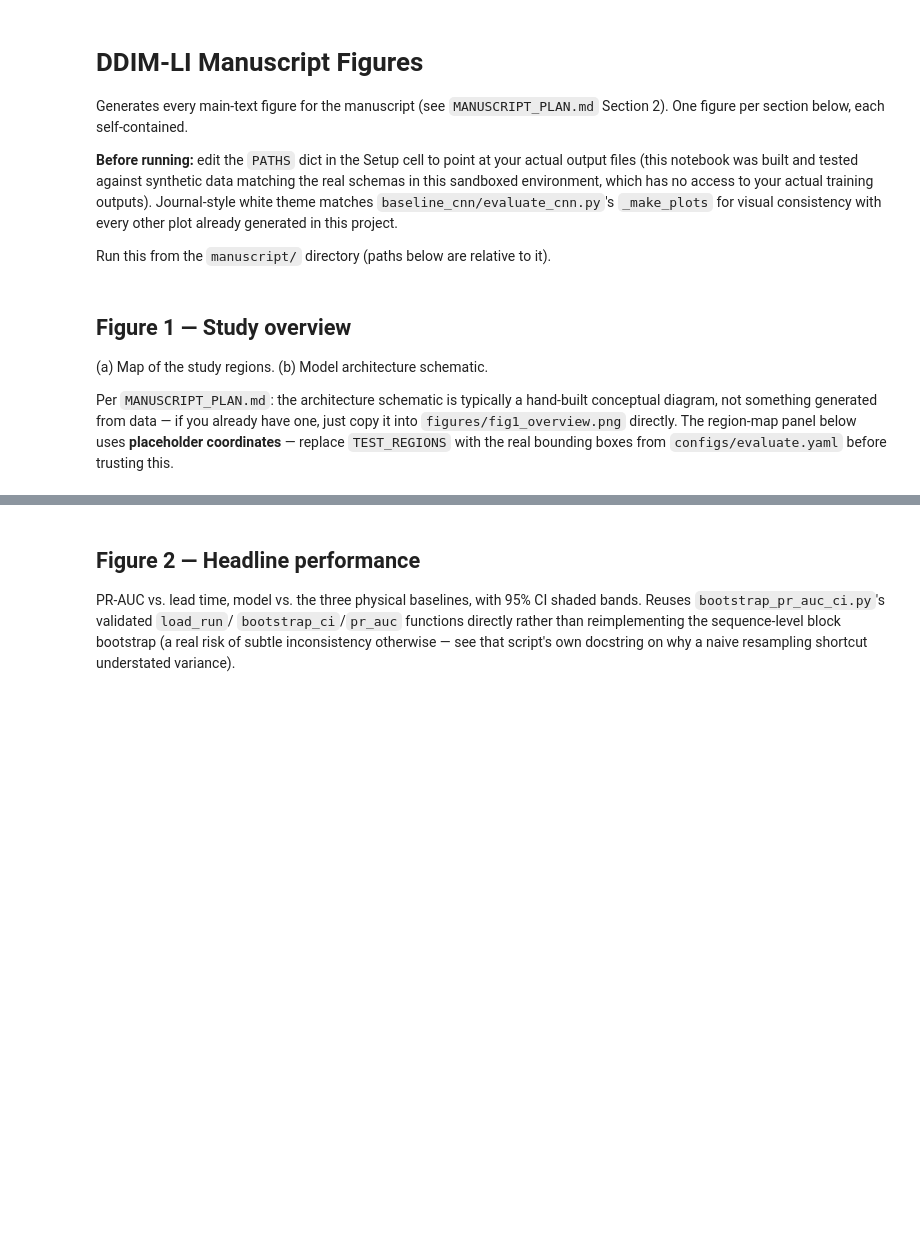
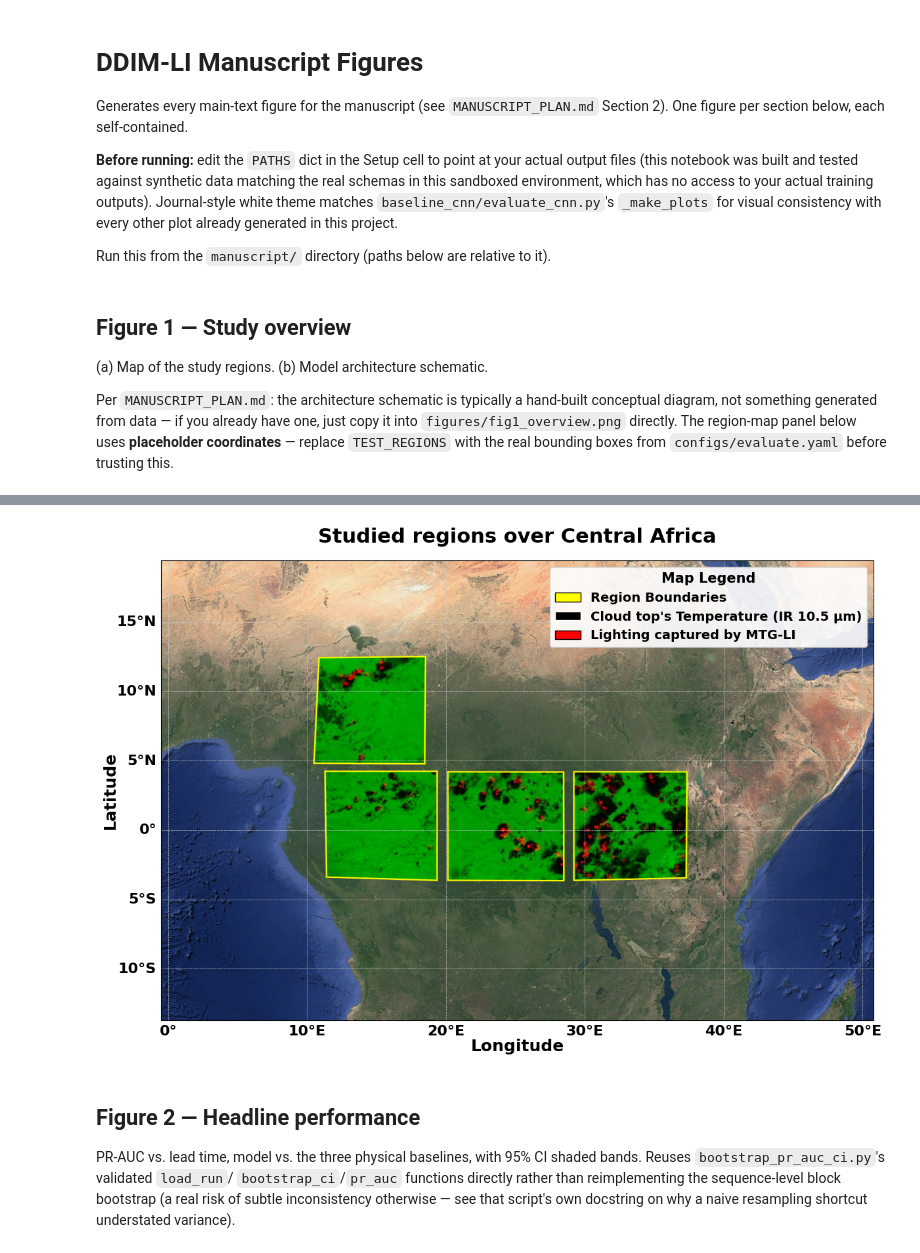
Before and after one commit to vladlanda/DDIM-LI, a Jupyter notebook: manuscript/generate_figures.ipynb, the cells around one changed output, grey strips where cells are left out. Saved outputs shown, nothing was run; the diff lists cells and outputs as text; code cells hidden in the pictures; blank space fills up the shorter version.

```diff
--- a/manuscript/generate_figures.ipynb
+++ b/manuscript/generate_figures.ipynb
@@ -112,3 +123,78 @@ else:
+# %%
+import os
+import matplotlib.pyplot as plt
+import cartopy.crs as ccrs
+from matplotlib.patches import Patch
+
+# 1. Load your Google Earth screenshot
+# Replace with your actual directory path and filename
+# IMAGE_PATH = "path/to/your/google_earth_screenshot.jpg"
+image_data = plt.imread(os.path.join(FIGDIR,'regions_map.jpg'))
+
+# 2. Define the exact spatial footprint of your screenshot
+# Format: [Left_Lon, Right_Lon, Bottom_Lat, Top_Lat]
+# Example coordinates (replace these with your exact Google Earth edge values)
+img_extent = [-0.5174, 50.7887, -13.7152, 19.4096]
+
+# 3. Use PlateCarree projection (standard Lat/Lon mapping)
+map_projection = ccrs.PlateCarree()
+
+# 4. Build the plot structure
+fig = plt.figure(figsize=(14, 10))
+ax = fig.add_subplot(1, 1, 1, projection=map_projection)
+
+# Set the map frame to perfectly match your screenshot boundaries
+ax.set_extent(img_extent, crs=map_projection)
+
+# 5. Add gridlines and lat/lon coordinate numbers
+gl = ax.gridlines(draw_labels=True, dms=True, x_inline=False, y_inline=False)
+gl.top_labels = False   # Clean up layout by hiding top labels
+gl.right_labels = False # Clean up layout by hiding right labels
+gl.xlabel_style = {'size': 16, 'weight': 'bold'}
+gl.ylabel_style = {'size': 16, 'weight': 'bold'}
+
+# 6. Add "Longitude" and "Latitude" axis titles outside the box
+ax.text(0.5, -0.04, 'Longitude', transform=ax.transAxes,
+        ha='center', va='top', fontsize=18, fontweight='bold')
+ax.text(-0.06, 0.5, 'Latitude', transform=ax.transAxes,
+        ha='right', va='center', rotation='vertical', fontsize=18, fontweight='bold')
+
+# 7. Overlap the screenshot image onto the map
+# origin='upper' is mandatory for standard JPG/PNG images
+ax.imshow(image_data,
+          extent=img_extent,
+          transform=map_projection,
+          origin='upper')
+
+plt.title('Studied regions over Central Africa', fontsize=22, pad=20)
+# -------------------------------------------------------------
+# 8. Define Custom Legend Elements
+# -------------------------------------------------------------
+# Use Patch for filled boxes (e.g., regions, surface types)
+# Use Line2D for lines (e.g., rivers, tracks, boundaries)
+legend_elements = [
+    Patch(facecolor='yellow', edgecolor='black', label='Region Boundaries'),
+    Patch(facecolor='black', edgecolor='white', alpha=1, label='Cloud top\'s Temperature (IR 10.5 μm)'),
+    Patch(facecolor='red', edgecolor='black', alpha=1, label='Lighting captured by MTG-LI'),
+]
+
+# -------------------------------------------------------------
+# 9. Add the Legend to your Axis
+# -------------------------------------------------------------
+ax.legend(
+    handles=legend_elements,
+    loc='upper right',        # Positions the legend inside the map
+    frameon=True,            # Draws a background box for readability over imagery
+    facecolor='white',       # Legend background color
+    framealpha=0.9,          # Opacity of the background box (0 = see through, 1 = solid)
+    fontsize=14,
+    title='Map Legend',      # Optional title for the legend box
+    title_fontsize=15
+)
+fig.savefig(os.path.join(FIGDIR, "fig1_regions_plot.jpg"), dpi=150, bbox_inches="tight", facecolor="white")
+plt.show()
+# %% [output]
+[figure, added]
 # %% [markdown]
 ## Figure 2 — Headline performance
 
```
Also changed, not shown: parts of 2 cells of this notebook, 2 other files.
